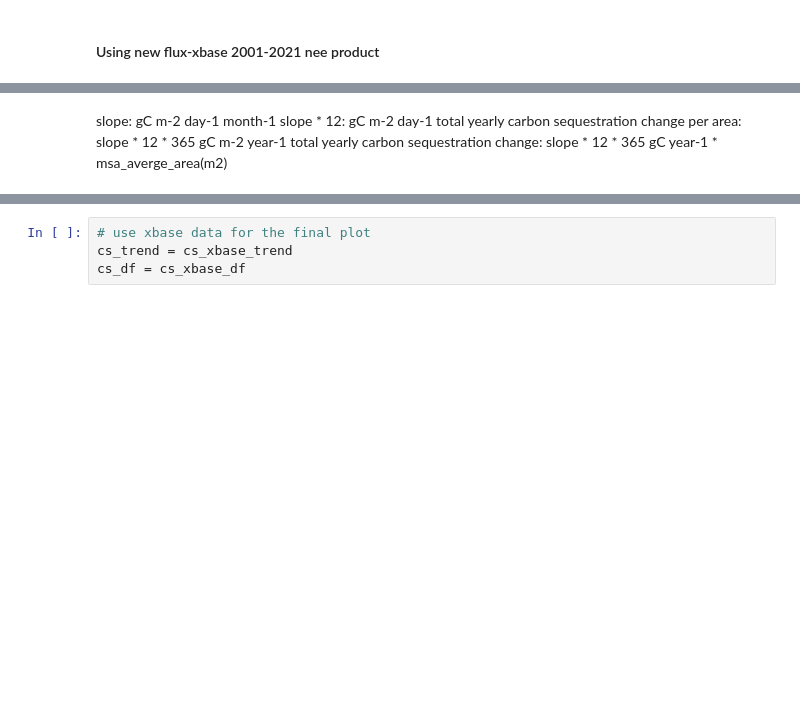
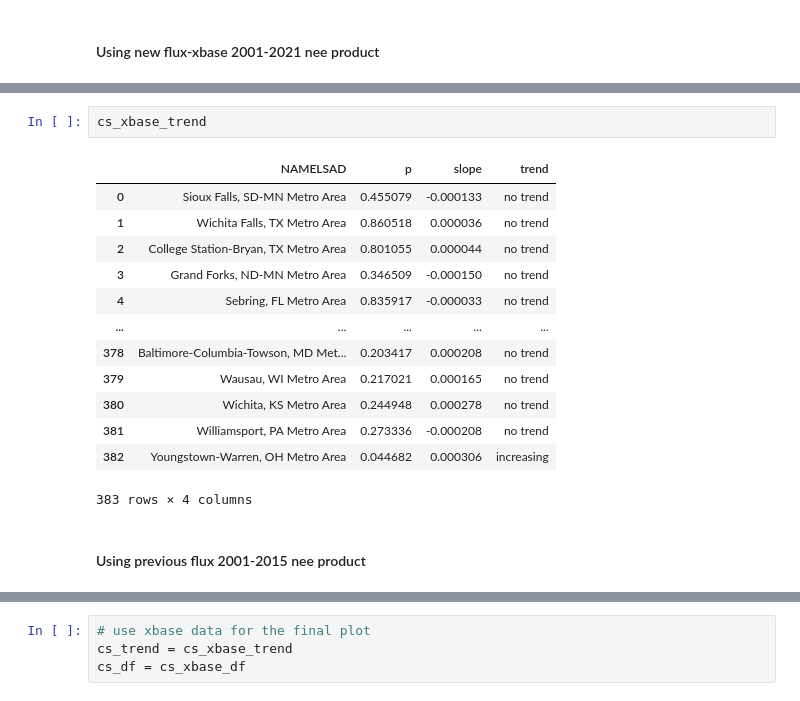
Before and after one commit to qifan-wu/urban_greening_windows, a Jupyter notebook: trend_analysis.ipynb, the cells around one changed output, grey strips where cells are left out. Cells and saved outputs as stored; diff of their text form; blank space fills up the shorter version.

```diff
--- a/trend_analysis.ipynb
+++ b/trend_analysis.ipynb
@@ -178,6 +212,19 @@ Number of decreasing Carbon sequestration MSAs: 61
 [figure]
-# %% [markdown]
-slope: gC m-2 day-1 month-1
-slope * 12: gC m-2 day-1
-total yearly carbon sequestration change per area: slope * 12 * 365 gC m-2 year-1
-total yearly carbon sequestration change: slope * 12 * 365 gC year-1 * msa_averge_area(m2)
+# %%
+cs_xbase_trend
+# %% [output]
+|  | NAMELSAD | p | slope | trend |
+| 0 | Sioux Falls, SD-MN Metro Area | 0.455079 | -0.000133 | no trend |
+| 1 | Wichita Falls, TX Metro Area | 0.860518 | 0.000036 | no trend |
+| 2 | College Station-Bryan, TX Metro Area | 0.801055 | 0.000044 | no trend |
+| 3 | Grand Forks, ND-MN Metro Area | 0.346509 | -0.000150 | no trend |
+| 4 | Sebring, FL Metro Area | 0.835917 | -0.000033 | no trend |
+| ... | ... | ... | ... | ... |
+| 378 | Baltimore-Columbia-Towson, MD Met... | 0.203417 | 0.000208 | no trend |
+| 379 | Wausau, WI Metro Area | 0.217021 | 0.000165 | no trend |
+| 380 | Wichita, KS Metro Area | 0.244948 | 0.000278 | no trend |
+| 381 | Williamsport, PA Metro Area | 0.273336 | -0.000208 | no trend |
+| 382 | Youngstown-Warren, OH Metro Area | 0.044682 | 0.000306 | increasing |
+383 rows × 4 columns
+# %% [markdown]
+#### Using previous flux 2001-2015 nee product
```
Also changed, not shown: parts of 16 cells of this notebook, 9 other files.
